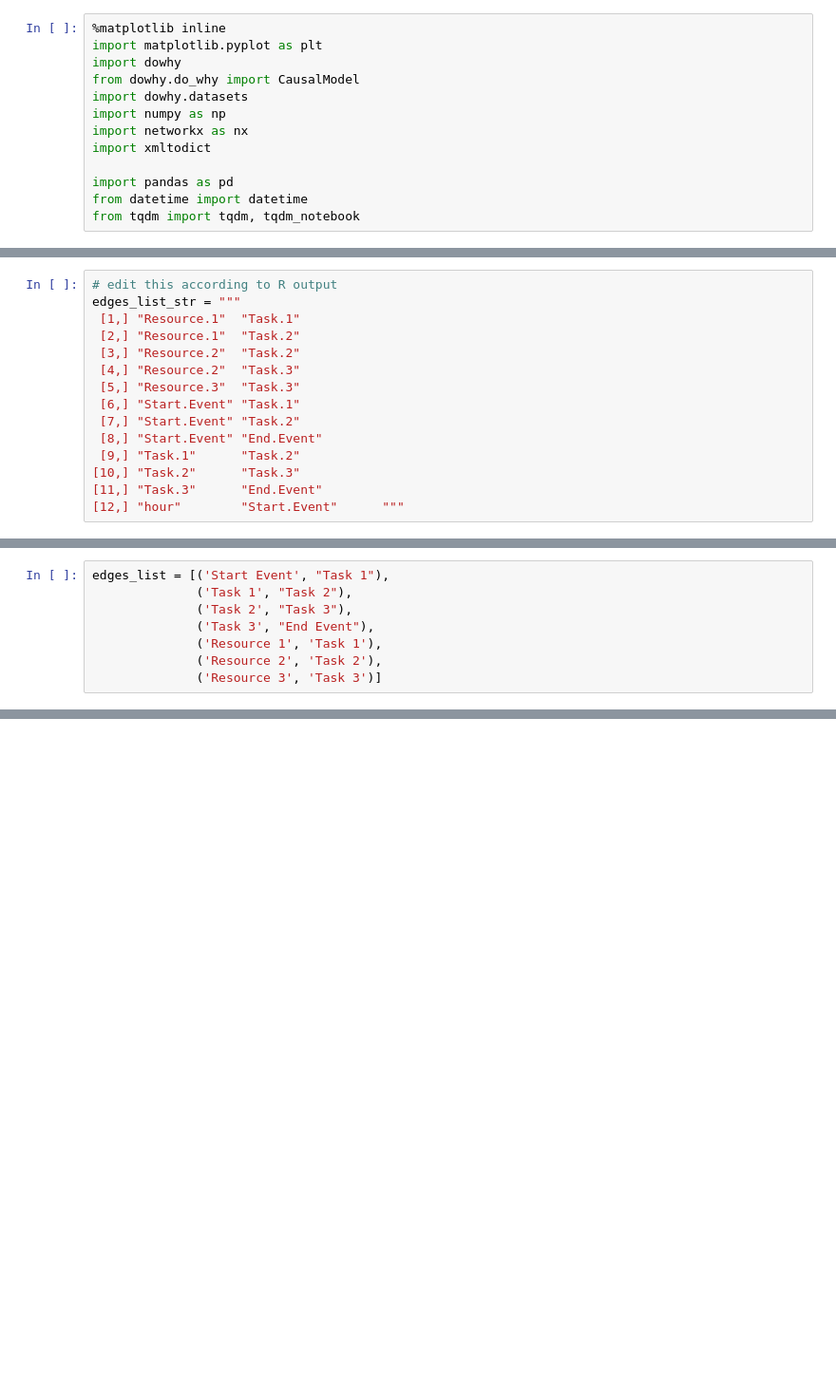
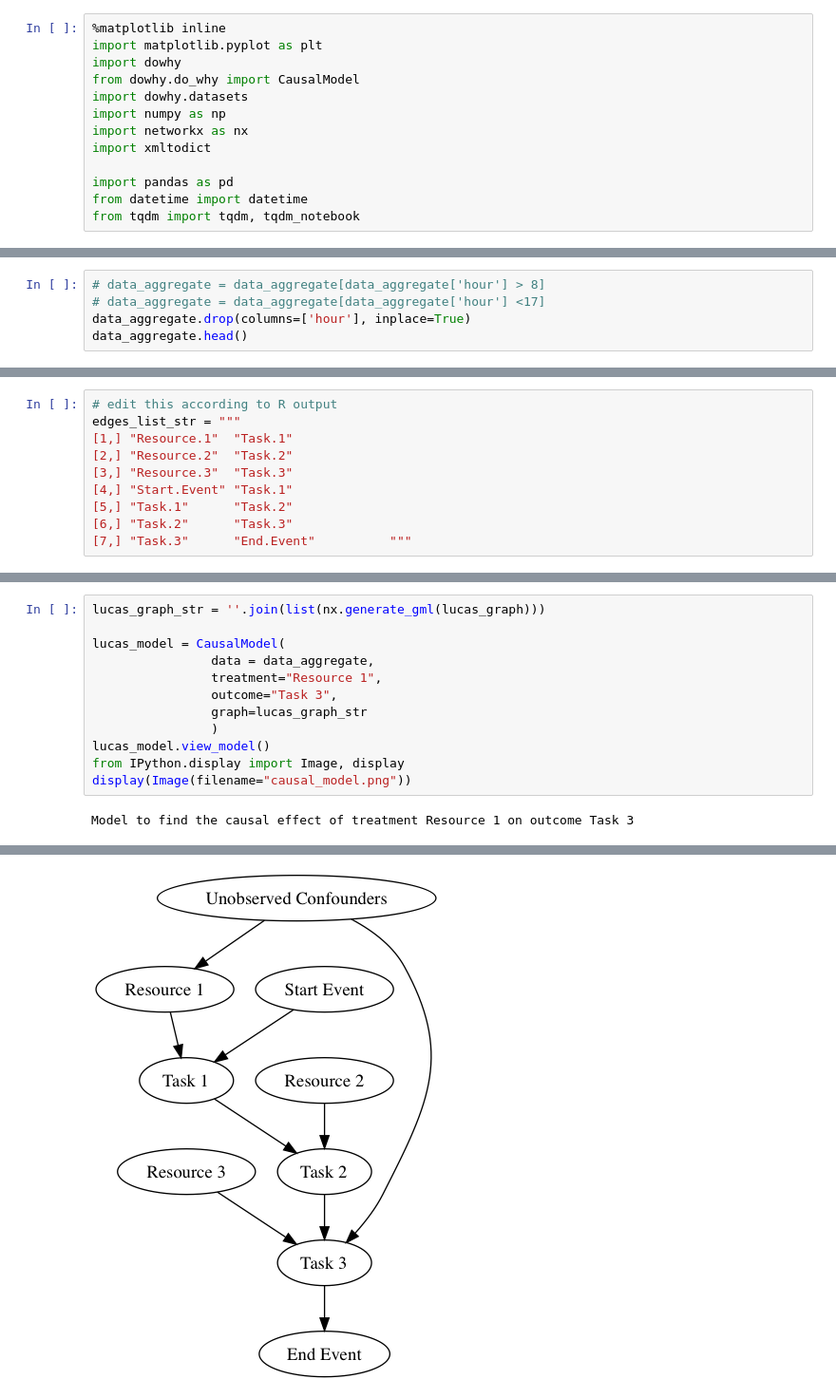
Before and after one commit to ai4automation/causal_inference_for_process_optimization, a Jupyter notebook: ipynb/End To End Pipeline.ipynb, the cells around one changed output, grey strips where cells are left out. Shown at 95% size. Saved outputs shown, nothing was run; the diff lists cells and outputs as text; blank space fills up the shorter version.

```diff
--- a/ipynb/End To End Pipeline.ipynb
+++ b/ipynb/End To End Pipeline.ipynb
@@ -94,0 +102,5 @@ data_aggregate.head()
+# %%
+# data_aggregate = data_aggregate[data_aggregate['hour'] > 8]
+# data_aggregate = data_aggregate[data_aggregate['hour'] <17]
+data_aggregate.drop(columns=['hour'], inplace=True)
+data_aggregate.head()
@@ -135,18 +154,13 @@ Blacklist all edges from task to resource
 # %%
 # edit this according to R output
 edges_list_str = """
- [1,] "Resource.1"  "Task.1"
- [2,] "Resource.1"  "Task.2"
- [3,] "Resource.2"  "Task.2"
- [4,] "Resource.2"  "Task.3"
- [5,] "Resource.3"  "Task.3"
- [6,] "Start.Event" "Task.1"
- [7,] "Start.Event" "Task.2"
- [8,] "Start.Event" "End.Event"
- [9,] "Task.1"      "Task.2"
-[10,] "Task.2"      "Task.3"
-[11,] "Task.3"      "End.Event"
-[12,] "hour"        "Start.Event"      """
+[1,] "Resource.1"  "Task.1"
+[2,] "Resource.2"  "Task.2"
+[3,] "Resource.3"  "Task.3"
+[4,] "Start.Event" "Task.1"
+[5,] "Task.1"      "Task.2"
+[6,] "Task.2"      "Task.3"
+[7,] "Task.3"      "End.Event"          """
 # %%
 edges_list = []
 for line in edges_list_str.split("\n"):
@@ -175,8 +181,0 @@ edges_list
-# %%
-edges_list = [('Start Event', "Task 1"),
-              ('Task 1', "Task 2"),
-              ('Task 2', "Task 3"),
-              ('Task 3', "End Event"),
-              ('Resource 1', 'Task 1'),
-              ('Resource 2', 'Task 2'),
-              ('Resource 3', 'Task 3')]
@@ -296,0 +206,14 @@ ValueError: Found array with 0 feature(s) (shape=(14353, 0)) while a minimum of
+# %%
+lucas_graph_str = ''.join(list(nx.generate_gml(lucas_graph)))
+
+lucas_model = CausalModel(
+                data = data_aggregate,
+                treatment="Resource 1",
+                outcome="Task 3",
+                graph=lucas_graph_str
+                )
+lucas_model.view_model()
+from IPython.display import Image, display
+display(Image(filename="causal_model.png"))
+# %% [output]
+Model to find the causal effect of treatment Resource 1 on outcome Task 3
@@ -296,0 +224 @@ ValueError: Found array with 0 feature(s) (shape=(14353, 0)) while a minimum of
+[figure, added]
```
Also changed, not shown: parts of 52 cells of this notebook.
